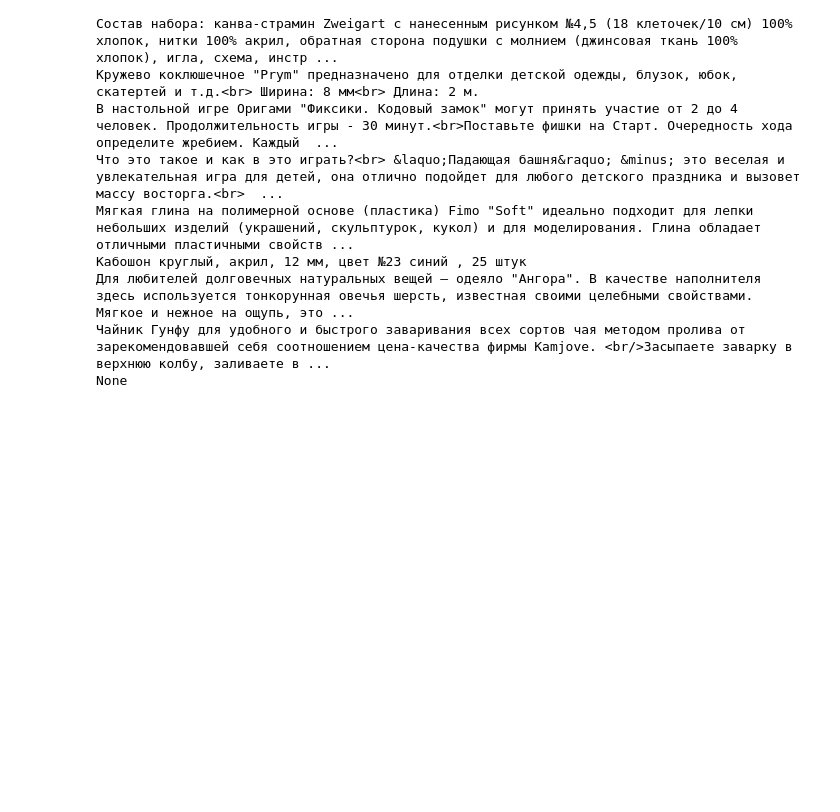
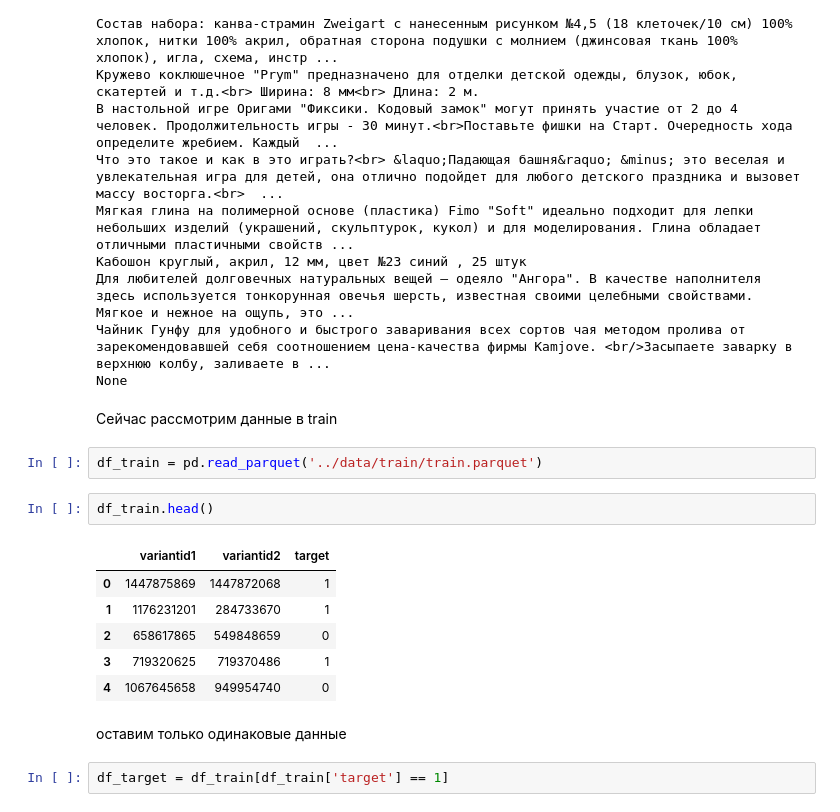
Before and after one commit to da-the-dev/E-CUP-2024-Matching, a Jupyter notebook: notebooks/eda.ipynb, the cells around one changed output. Saved outputs shown, nothing was run; the diff lists cells and outputs as text; blank space fills up the shorter version.

```diff
--- a/notebooks/eda.ipynb
+++ b/notebooks/eda.ipynb
@@ -263,3 +263,20 @@ print(print_n_descriptions(df_merge, 10))
 Для любителей долговечных натуральных вещей — одеяло "Ангора". В качестве наполнителя здесь используется тонкорунная овечья шерсть, известная своими целебными свойствами. Мягкое и нежное на ощупь, это ...
 Чайник Гунфу для удобного и быстрого заваривания всех сортов чая методом пролива от зарекомендовавшей себя соотношением цена-качества фирмы Kamjove. <br/>Засыпаете заварку в верхнюю колбу, заливаете в ...
 None
+# %% [markdown]
+Сейчас рассмотрим данные в train
+# %%
+df_train = pd.read_parquet('../data/train/train.parquet')
+# %%
+df_train.head()
+# %% [output]
+|  | variantid1 | variantid2 | target |
+| 0 | 1447875869 | 1447872068 | 1 |
+| 1 | 1176231201 | 284733670 | 1 |
+| 2 | 658617865 | 549848659 | 0 |
+| 3 | 719320625 | 719370486 | 1 |
+| 4 | 1067645658 | 949954740 | 0 |
+# %% [markdown]
+оставим только одинаковые данные
+# %%
+df_target = df_train[df_train['target'] == 1]
```
Also changed, not shown: parts of 7 cells of this notebook.
